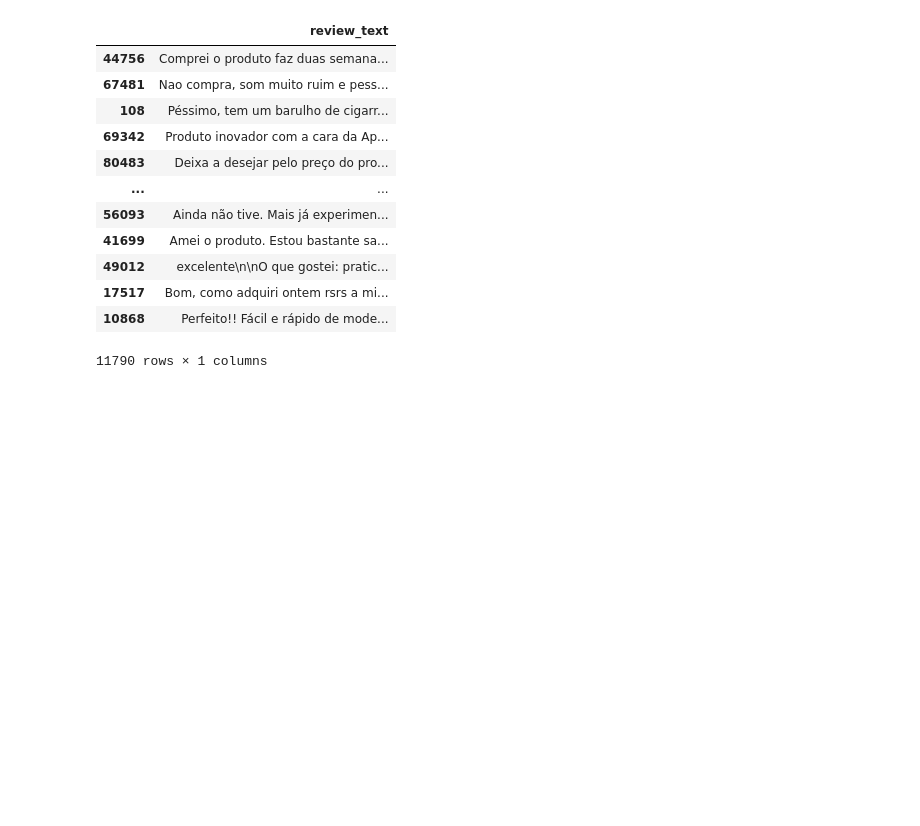
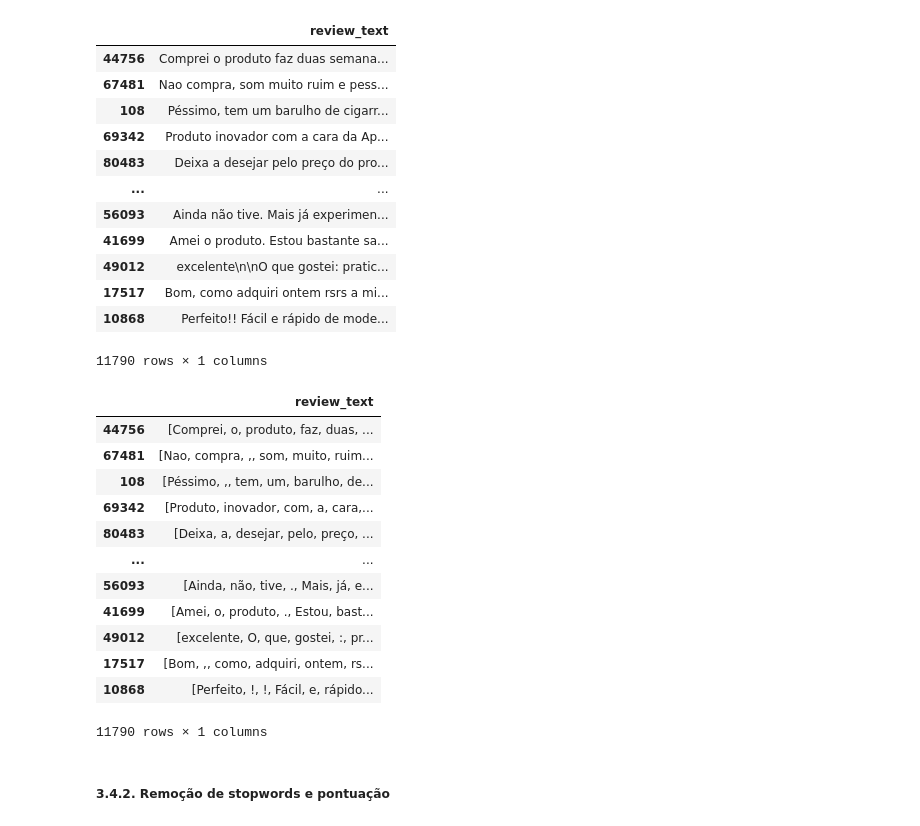
Before and after one commit to rogeriobarbosaa/NLP-Sentiment-Classification-PyTorch, a Jupyter notebook: notebooks/p2_preparation.ipynb, the cells around one changed output. Drawn from its saved outputs; the diff is of its cells as text; code cells hidden in the pictures; blank space fills up the shorter version.

```diff
--- a/notebooks/p2_preparation.ipynb
+++ b/notebooks/p2_preparation.ipynb
@@ -226,3 +229,23 @@ X_train
 | 17517 | Bom, como adquiri ontem rsrs a mi... |
 | 10868 | Perfeito!! Fácil e rápido de mode... |
 11790 rows × 1 columns
+# %%
+X_train['review_text'] = X_train['review_text'].apply(word_tokenize)
+# %%
+X_train
+# %% [output]
+|  | review_text |
+| 44756 | [Comprei, o, produto, faz, duas, ... |
+| 67481 | [Nao, compra, ,, som, muito, ruim... |
+| 108 | [Péssimo, ,, tem, um, barulho, de... |
+| 69342 | [Produto, inovador, com, a, cara,... |
+| 80483 | [Deixa, a, desejar, pelo, preço, ... |
+| ... | ... |
+| 56093 | [Ainda, não, tive, ., Mais, já, e... |
+| 41699 | [Amei, o, produto, ., Estou, bast... |
+| 49012 | [excelente, O, que, gostei, :, pr... |
+| 17517 | [Bom, ,, como, adquiri, ontem, rs... |
+| 10868 | [Perfeito, !, !, Fácil, e, rápido... |
+11790 rows × 1 columns
+# %% [markdown]
+##### 3.4.2. Remoção de stopwords e pontuação
```
Also changed, not shown: parts of 14 cells of this notebook.
